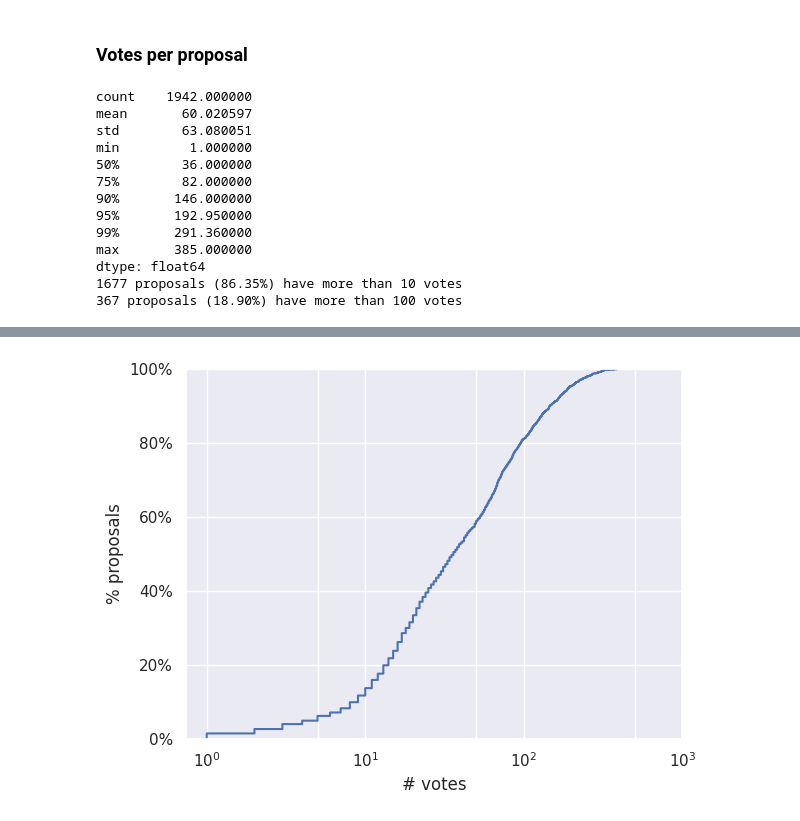
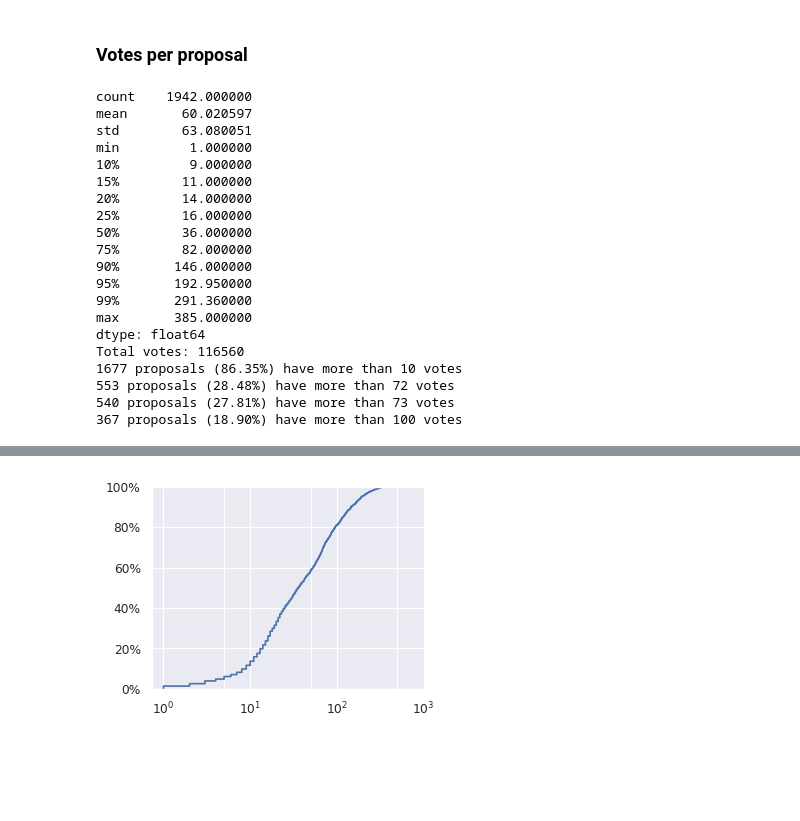
Before and after one commit to daviddavo/recsys4daos, a Jupyter notebook: notebooks/01_explore.ipynb, the cells around one changed output, grey strips where cells are left out. Cells and saved outputs as stored; diff of their text form; code cells hidden in the pictures; blank space fills up the shorter version.

```diff
--- a/notebooks/01_explore.ipynb
+++ b/notebooks/01_explore.ipynb
@@ -199,22 +227,25 @@ nbutils.download_matplotlib(fg, f"votes_in_time{'-color' if PLOT_HUE else ''}.pd
 # %%
 _toplot = dfv.groupby('voter').size()
 # _toplot = _toplot[_toplot < 40]
-print(_toplot.describe(percentiles=[.5, .9, .95, .99]))
+print(_toplot.describe(percentiles=[.1, .15, .5, .9, .95, .99]))
 # _toplot.plot.hist(log=True)
 ax = sns.ecdfplot(_toplot, log_scale=True)
 plt.xlabel('# votes')
 plt.ylabel('% voters')
 
-_times_voted = 10
-
-_nusers = (_toplot > _times_voted).sum()
-
-print(f"{_nusers} voters ({_nusers/len(_toplot)*100:.2f}%) have voted more than {_times_voted} times")
+_times_voted = [10, 100]
+for t in _times_voted:
+    _nusers = (_toplot > t).sum()
+    print(f"{_nusers} voters ({_nusers/len(_toplot)*100:.2f}%) have voted more than {t} times")
 
 ax.set_xticks([1, 5, 10, 50, 100, 500, 1000])
 # ax.xaxis.set_major_locator(mtick.MultipleLocator(10))
 ax.yaxis.set_major_formatter(ticker.PercentFormatter(1))
 
+# Updates by Javi
+plt.xlabel("")
+plt.ylabel("")
+
 nbutils.download_matplotlib(ax.figure, "ecdf-vpv.pdf")
 # %% [output]
 count    7268.000000
@@ -234,35 +268,46 @@ dtype: float64
 ### Votes per proposal
 # %%
 _toplot = dfv.groupby('proposal').size()
-print(_toplot.describe(percentiles=[.5,.75,.9, .95, .99]))
+print(_toplot.describe(percentiles=[.1, .15, .20, .25, .5,.75,.9, .95, .99]))
 
-_times_voted = [10, 100]
-
+print("Total votes:", _toplot.sum())
+_times_voted = [10, 72, 73, 100]
 for t in _times_voted:
     _nprops = (_toplot > t).sum()
     print(f"{_nprops} proposals ({_nprops/len(_toplot)*100:.2f}%) have more than {t} votes")
 
 ax = sns.ecdfplot(_toplot, log_scale=True)
 ax.set_xticks([1, 5, 10, 50, 100, 500, 1000])
 ax.yaxis.set_major_formatter(ticker.PercentFormatter(1))
 
 plt.xlabel('# votes')
 plt.ylabel('% proposals')
 
-nbutils.download_matplotlib(ax.figure, "edcf-vpp.pdf")
+# Updates by Javi
+plt.xlabel("")
+plt.ylabel("")
+
+nbutils.download_matplotlib(ax.figure, "ecdf-vpp.pdf")
 # %% [output]
 count    1942.000000
 mean       60.020597
 std        63.080051
 min         1.000000
+10%         9.000000
+15%        11.000000
+20%        14.000000
+25%        16.000000
 50%        36.000000
 75%        82.000000
 90%       146.000000
 95%       192.950000
 99%       291.360000
 max       385.000000
 dtype: float64
+Total votes: 116560
 1677 proposals (86.35%) have more than 10 votes
+553 proposals (28.48%) have more than 72 votes
+540 proposals (27.81%) have more than 73 votes
 367 proposals (18.90%) have more than 100 votes
 [interactive output not drawn]
-[figure, old version]
+[figure, new version]
```
Also changed, not shown: parts of 8 cells of this notebook, 6 other files.
